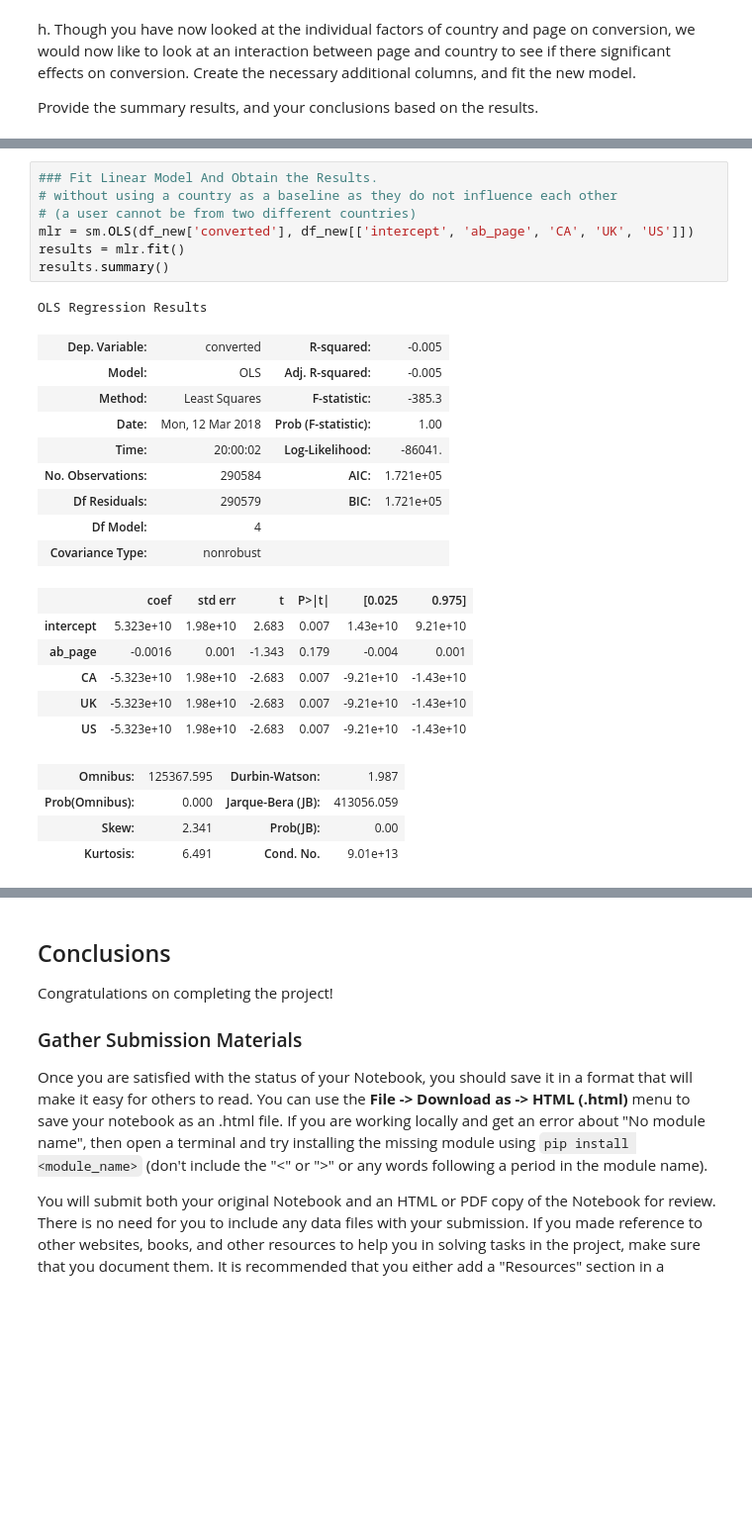
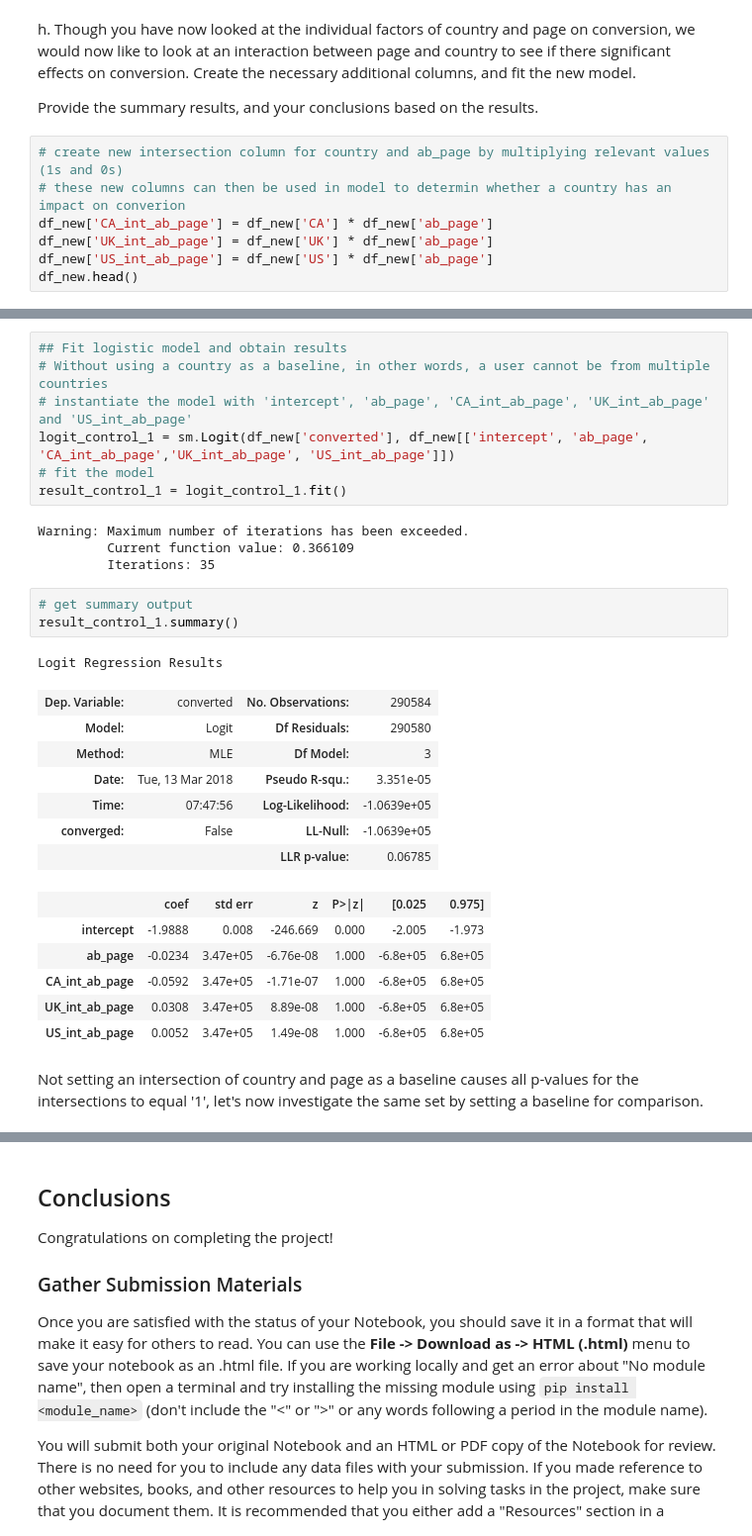
Before and after one commit to Zabamund/datasci-nano, a Jupyter notebook: AnalyzeABTest/Analyze_ab_test_results_notebook.ipynb, the cells around one changed output, grey strips where cells are left out. Shown at 99% size. Drawn from its saved outputs; the diff is of its cells as text; blank space fills up the shorter version.

```diff
--- a/AnalyzeABTest/Analyze_ab_test_results_notebook.ipynb
+++ b/AnalyzeABTest/Analyze_ab_test_results_notebook.ipynb
@@ -725,3 +733,10 @@ df_new.head()
 h. Though you have now looked at the individual factors of country and page on conversion, we would now like to look at an interaction between page and country to see if there significant effects on conversion.  Create the necessary additional columns, and fit the new model.
 
 Provide the summary results, and your conclusions based on the results.
+# %%
+# create new intersection column for country and ab_page by multiplying relevant values (1s and 0s)
+# these new columns can then be used in model to determin whether a country has an impact on converion
+df_new['CA_int_ab_page'] = df_new['CA'] * df_new['ab_page']
+df_new['UK_int_ab_page'] = df_new['UK'] * df_new['ab_page']
+df_new['US_int_ab_page'] = df_new['US'] * df_new['ab_page']
+df_new.head()
@@ -728,28 +751,31 @@ Provide the summary results, and your conclusions based on the results.
 # %%
-### Fit Linear Model And Obtain the Results.
-# without using a country as a baseline as they do not influence each other
-# (a user cannot be from two different countries)
-mlr = sm.OLS(df_new['converted'], df_new[['intercept', 'ab_page', 'CA', 'UK', 'US']])
-results = mlr.fit()
-results.summary()
+## Fit logistic model and obtain results
+# Without using a country as a baseline, in other words, a user cannot be from multiple countries
+# instantiate the model with 'intercept', 'ab_page', 'CA_int_ab_page', 'UK_int_ab_page' and 'US_int_ab_page'
+logit_control_1 = sm.Logit(df_new['converted'], df_new[['intercept', 'ab_page', 'CA_int_ab_page','UK_int_ab_page', 'US_int_ab_page']])
+# fit the model
+result_control_1 = logit_control_1.fit()
 # %% [output]
-OLS Regression Results
+Warning: Maximum number of iterations has been exceeded.
+         Current function value: 0.366109
+         Iterations: 35
-| Dep. Variable: | converted | R-squared: | -0.005 |
-| Model: | OLS | Adj. R-squared: | -0.005 |
-| Method: | Least Squares | F-statistic: | -385.3 |
-| Date: | Mon, 12 Mar 2018 | Prob (F-statistic): | 1.00 |
-| Time: | 20:00:02 | Log-Likelihood: | -86041. |
-| No. Observations: | 290584 | AIC: | 1.721e+05 |
-| Df Residuals: | 290579 | BIC: | 1.721e+05 |
-| Df Model: | 4 |  |  |
-| Covariance Type: | nonrobust |  |  |
-|  | coef | std err | t | P>|t| | [0.025 | 0.975] |
-| intercept | 5.323e+10 | 1.98e+10 | 2.683 | 0.007 | 1.43e+10 | 9.21e+10 |
-| ab_page | -0.0016 | 0.001 | -1.343 | 0.179 | -0.004 | 0.001 |
-| CA | -5.323e+10 | 1.98e+10 | -2.683 | 0.007 | -9.21e+10 | -1.43e+10 |
-| UK | -5.323e+10 | 1.98e+10 | -2.683 | 0.007 | -9.21e+10 | -1.43e+10 |
-| US | -5.323e+10 | 1.98e+10 | -2.683 | 0.007 | -9.21e+10 | -1.43e+10 |
-| Omnibus: | 125367.595 | Durbin-Watson: | 1.987 |
-| Prob(Omnibus): | 0.000 | Jarque-Bera (JB): | 413056.059 |
-| Skew: | 2.341 | Prob(JB): | 0.00 |
-| Kurtosis: | 6.491 | Cond. No. | 9.01e+13 |
+# %%
+# get summary output
+result_control_1.summary()
+# %% [output]
+Logit Regression Results
+| Dep. Variable: | converted | No. Observations: | 290584 |
+| Model: | Logit | Df Residuals: | 290580 |
+| Method: | MLE | Df Model: | 3 |
+| Date: | Tue, 13 Mar 2018 | Pseudo R-squ.: | 3.351e-05 |
+| Time: | 07:47:56 | Log-Likelihood: | -1.0639e+05 |
+| converged: | False | LL-Null: | -1.0639e+05 |
+|  |  | LLR p-value: | 0.06785 |
+|  | coef | std err | z | P>|z| | [0.025 | 0.975] |
+| intercept | -1.9888 | 0.008 | -246.669 | 0.000 | -2.005 | -1.973 |
+| ab_page | -0.0234 | 3.47e+05 | -6.76e-08 | 1.000 | -6.8e+05 | 6.8e+05 |
+| CA_int_ab_page | -0.0592 | 3.47e+05 | -1.71e-07 | 1.000 | -6.8e+05 | 6.8e+05 |
+| UK_int_ab_page | 0.0308 | 3.47e+05 | 8.89e-08 | 1.000 | -6.8e+05 | 6.8e+05 |
+| US_int_ab_page | 0.0052 | 3.47e+05 | 1.49e-08 | 1.000 | -6.8e+05 | 6.8e+05 |
+# %% [markdown]
+Not setting an intersection of country and page as a baseline causes all p-values for the intersections to equal '1', let's now investigate the same set by setting a baseline for comparison.
```
Also changed, not shown: parts of 25 cells of this notebook, 1 other file.
